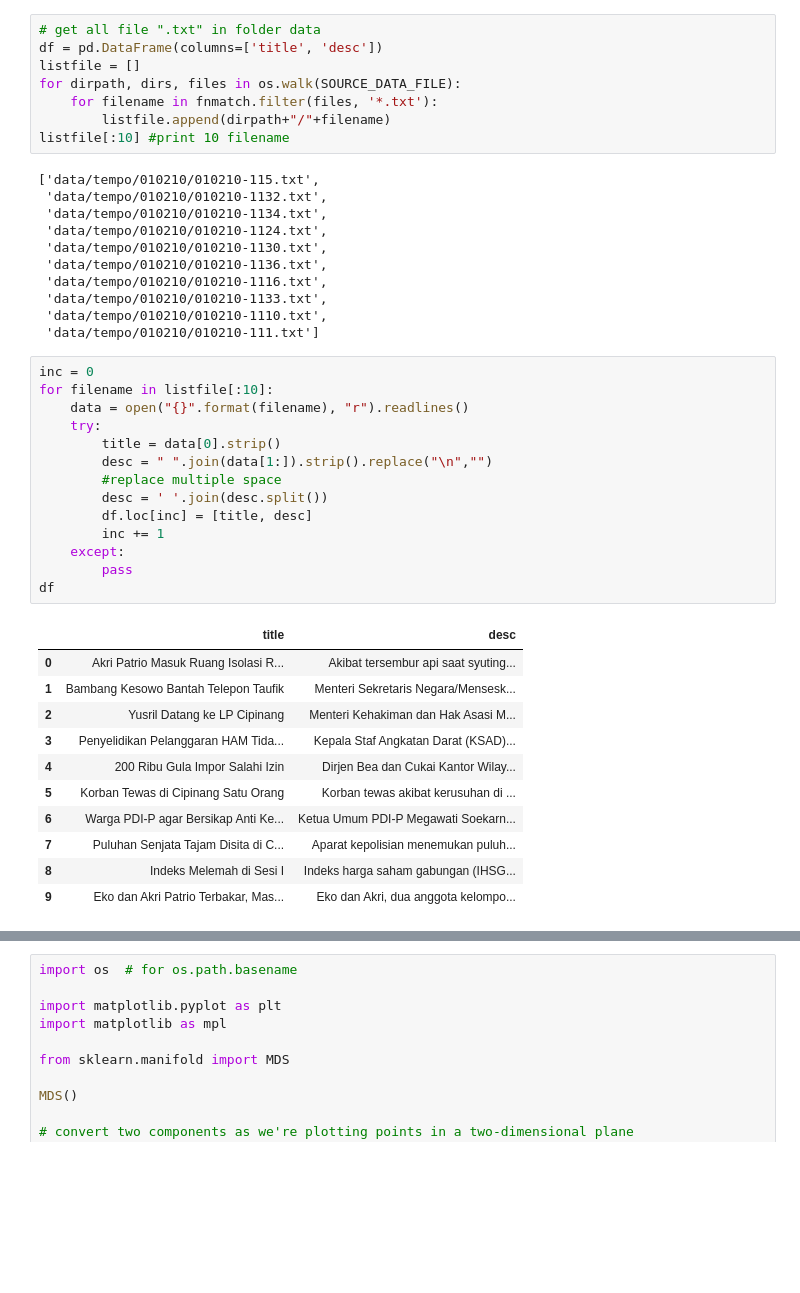
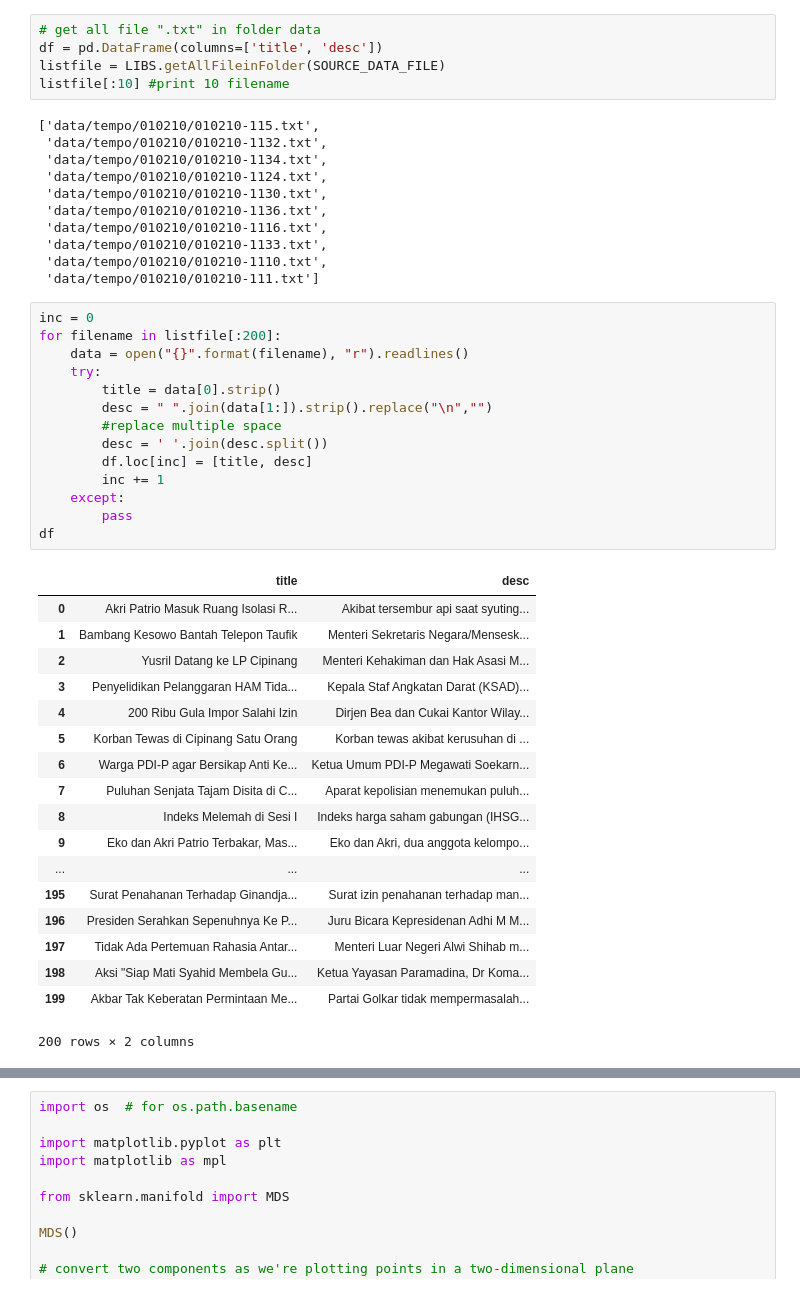
Before and after one commit to kirralabs/text-clustering, a Jupyter notebook: Clustering.ipynb, the cells around one changed output, grey strips where cells are left out. Cells and saved outputs as stored; diff of their text form; blank space fills up the shorter version.

```diff
--- a/Clustering.ipynb
+++ b/Clustering.ipynb
@@ -9,10 +8,7 @@ SOURCE_DATA_FILE = "data"
 # %%
 # get all file ".txt" in folder data
 df = pd.DataFrame(columns=['title', 'desc'])
-listfile = []
-for dirpath, dirs, files in os.walk(SOURCE_DATA_FILE):
-    for filename in fnmatch.filter(files, '*.txt'):
-        listfile.append(dirpath+"/"+filename)
+listfile = LIBS.getAllFileinFolder(SOURCE_DATA_FILE)
 listfile[:10] #print 10 filename
 # %% [output]
 ['data/tempo/010210/010210-115.txt',
@@ -27,30 +23,37 @@ listfile[:10] #print 10 filename
  'data/tempo/010210/010210-111.txt']
 # %%
 inc = 0
-for filename in listfile[:10]:
+for filename in listfile[:200]:
     data = open("{}".format(filename), "r").readlines()
     try:
         title = data[0].strip()
         desc = " ".join(data[1:]).strip().replace("\n","")
         #replace multiple space
         desc = ' '.join(desc.split())
         df.loc[inc] = [title, desc]
         inc += 1
     except:
         pass
 df
 # %% [output]
 |  | title | desc |
 | 0 | Akri Patrio Masuk Ruang Isolasi R... | Akibat tersembur api saat syuting... |
 | 1 | Bambang Kesowo Bantah Telepon Taufik | Menteri Sekretaris Negara/Mensesk... |
 | 2 | Yusril Datang ke LP Cipinang | Menteri Kehakiman dan Hak Asasi M... |
 | 3 | Penyelidikan Pelanggaran HAM Tida... | Kepala Staf Angkatan Darat (KSAD)... |
 | 4 | 200 Ribu Gula Impor Salahi Izin | Dirjen Bea dan Cukai Kantor Wilay... |
 | 5 | Korban Tewas di Cipinang Satu Orang | Korban tewas akibat kerusuhan di ... |
 | 6 | Warga PDI-P agar Bersikap Anti Ke... | Ketua Umum PDI-P Megawati Soekarn... |
 | 7 | Puluhan Senjata Tajam Disita di C... | Aparat kepolisian menemukan puluh... |
 | 8 | Indeks Melemah di Sesi I | Indeks harga saham gabungan (IHSG... |
 | 9 | Eko dan Akri Patrio Terbakar, Mas... | Eko dan Akri, dua anggota kelompo... |
+| ... | ... | ... |
+| 195 | Surat Penahanan Terhadap Ginandja... | Surat izin penahanan terhadap man... |
+| 196 | Presiden Serahkan Sepenuhnya Ke P... | Juru Bicara Kepresidenan Adhi M M... |
+| 197 | Tidak Ada Pertemuan Rahasia Antar... | Menteri Luar Negeri Alwi Shihab m... |
+| 198 | Aksi "Siap Mati Syahid Membela Gu... | Ketua Yayasan Paramadina, Dr Koma... |
+| 199 | Akbar Tak Keberatan Permintaan Me... | Partai Golkar tidak mempermasalah... |
+200 rows × 2 columns
 # %%
 df['title'].values
 # df['desc'].values[:10]
```
Also changed, not shown: parts of 19 cells of this notebook, 5 other files.
